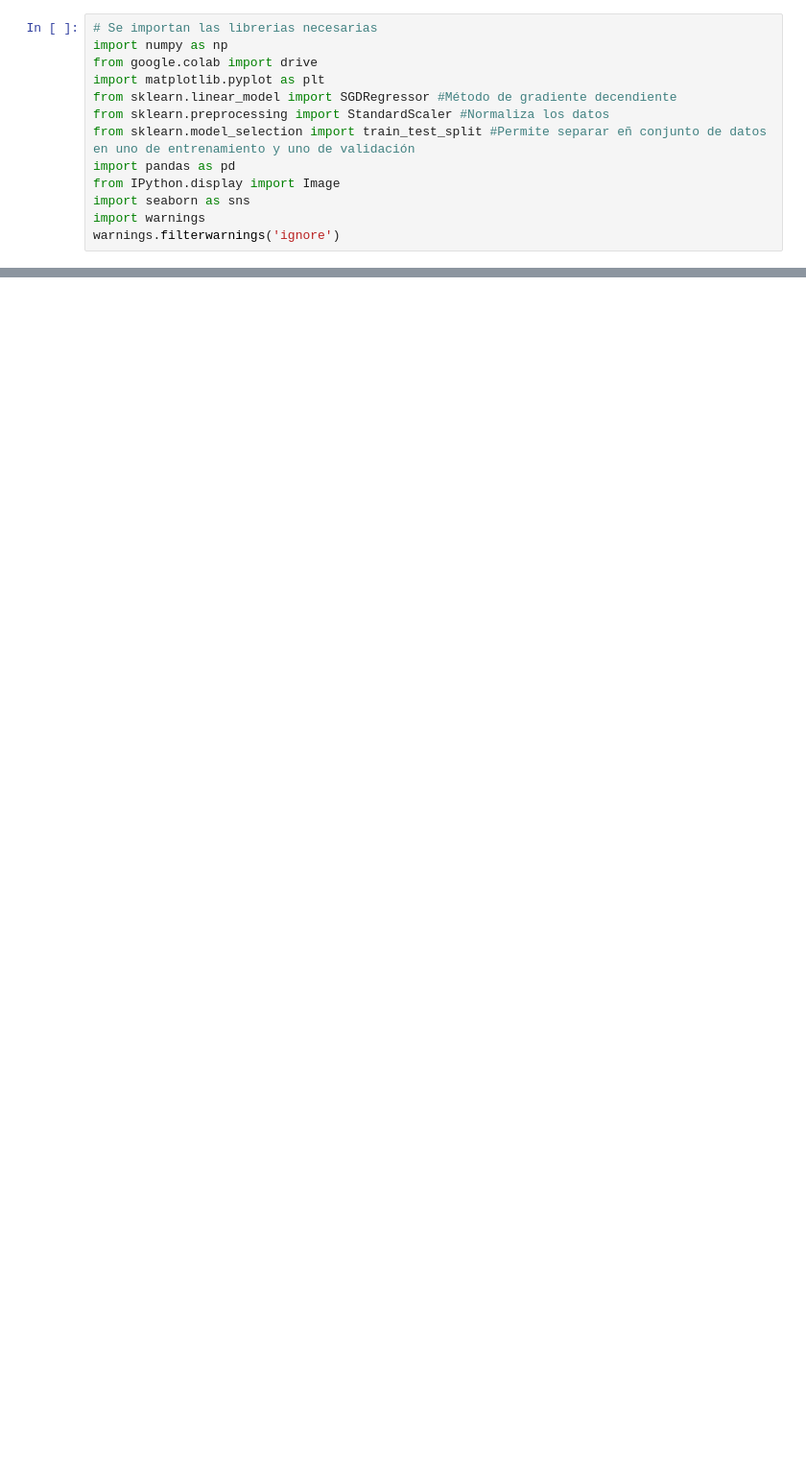
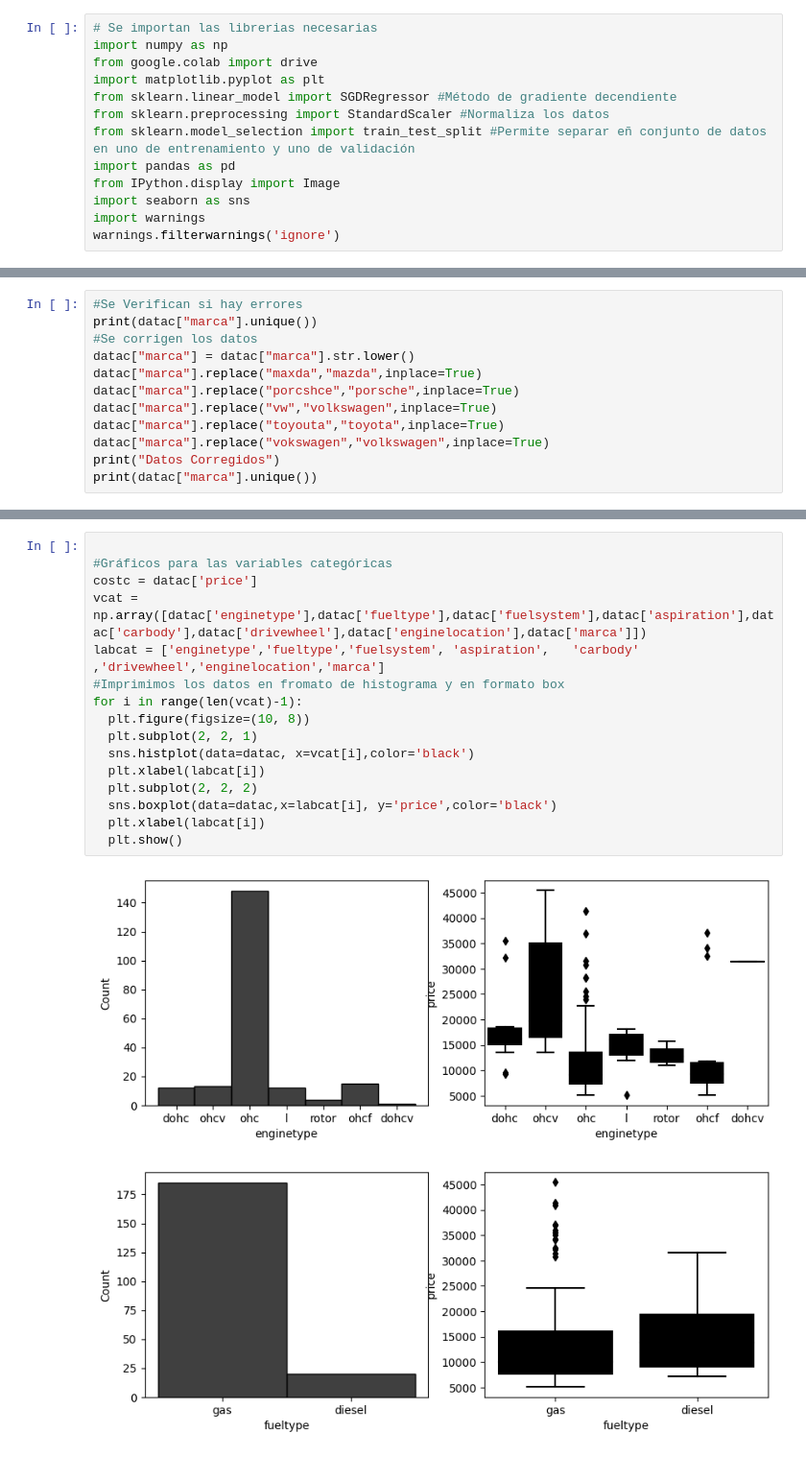
Before and after one commit to DCI-alxogm/ml2023-proditorIF, a Jupyter notebook: Sep8-9/Clase_09sep_McL_BRM.ipynb, the cells around one changed output, grey strips where cells are left out. Shown at 96% size. Saved outputs shown, nothing was run; the diff lists cells and outputs as text; blank space fills up the shorter version.

```diff
--- a/Sep8-9/Clase_09sep_McL_BRM.ipynb
+++ b/Sep8-9/Clase_09sep_McL_BRM.ipynb
@@ -42,0 +65,12 @@ plt.show()
+# %%
+#Se Verifican si hay errores
+print(datac["marca"].unique())
+#Se corrigen los datos
+datac["marca"] = datac["marca"].str.lower()
+datac["marca"].replace("maxda","mazda",inplace=True)
+datac["marca"].replace("porcshce","porsche",inplace=True)
+datac["marca"].replace("vw","volkswagen",inplace=True)
+datac["marca"].replace("toyouta","toyota",inplace=True)
+datac["marca"].replace("vokswagen","volkswagen",inplace=True)
+print("Datos Corregidos")
+print(datac["marca"].unique())
@@ -42,0 +86,19 @@ plt.show()
+# %%
+
+#Gráficos para las variables categóricas
+costc = datac['price']
+vcat = np.array([datac['enginetype'],datac['fueltype'],datac['fuelsystem'],datac['aspiration'],datac['carbody'],datac['drivewheel'],datac['enginelocation'],datac['marca']])
+labcat = ['enginetype','fueltype','fuelsystem',	'aspiration',	'carbody'	,'drivewheel','enginelocation','marca']
+#Imprimimos los datos en fromato de histograma y en formato box
+for i in range(len(vcat)-1):
+  plt.figure(figsize=(10, 8))
+  plt.subplot(2, 2, 1)
+  sns.histplot(data=datac, x=vcat[i],color='black')
+  plt.xlabel(labcat[i])
+  plt.subplot(2, 2, 2)
+  sns.boxplot(data=datac,x=labcat[i], y='price',color='black')
+  plt.xlabel(labcat[i])
+  plt.show()
+# %% [output]
+[figure, added]
+[figure, added]
```
Also changed, not shown: parts of 30 cells of this notebook.
